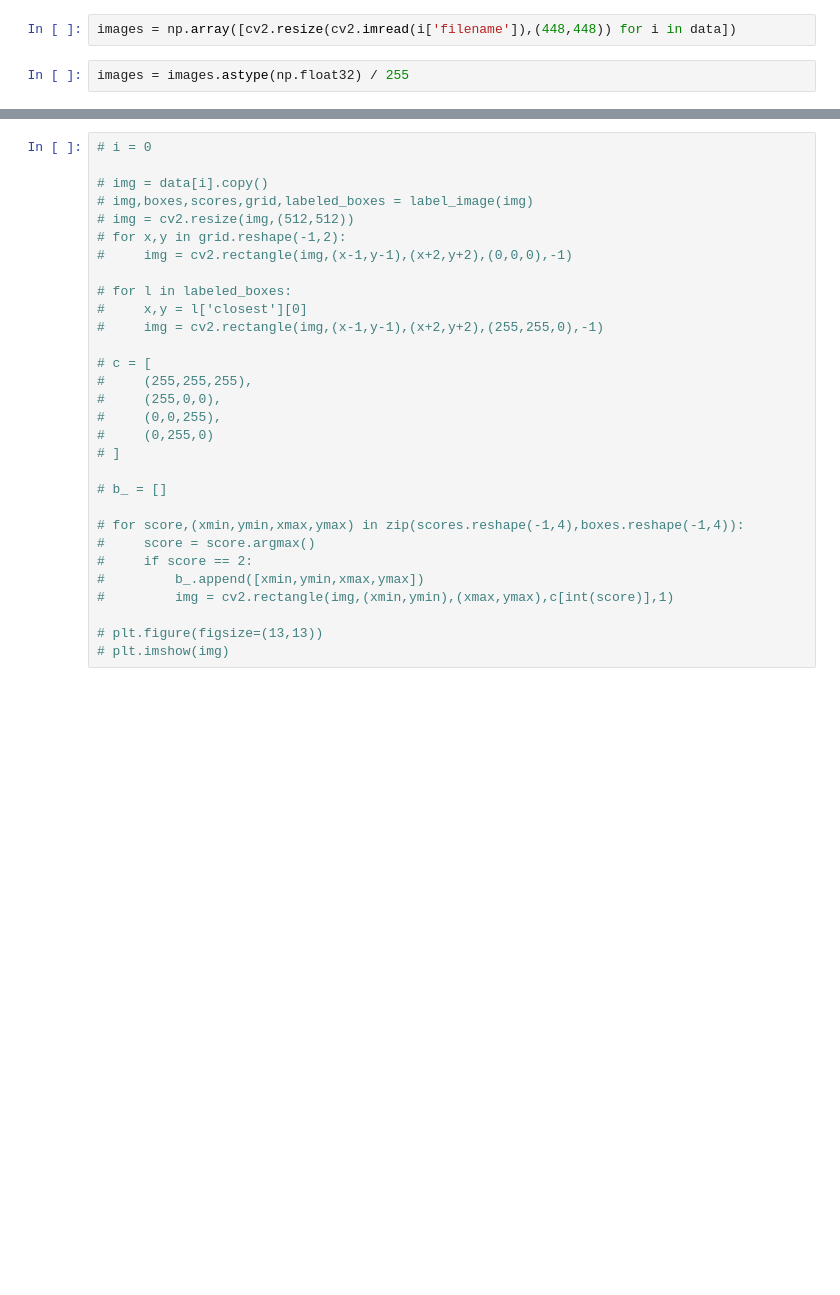
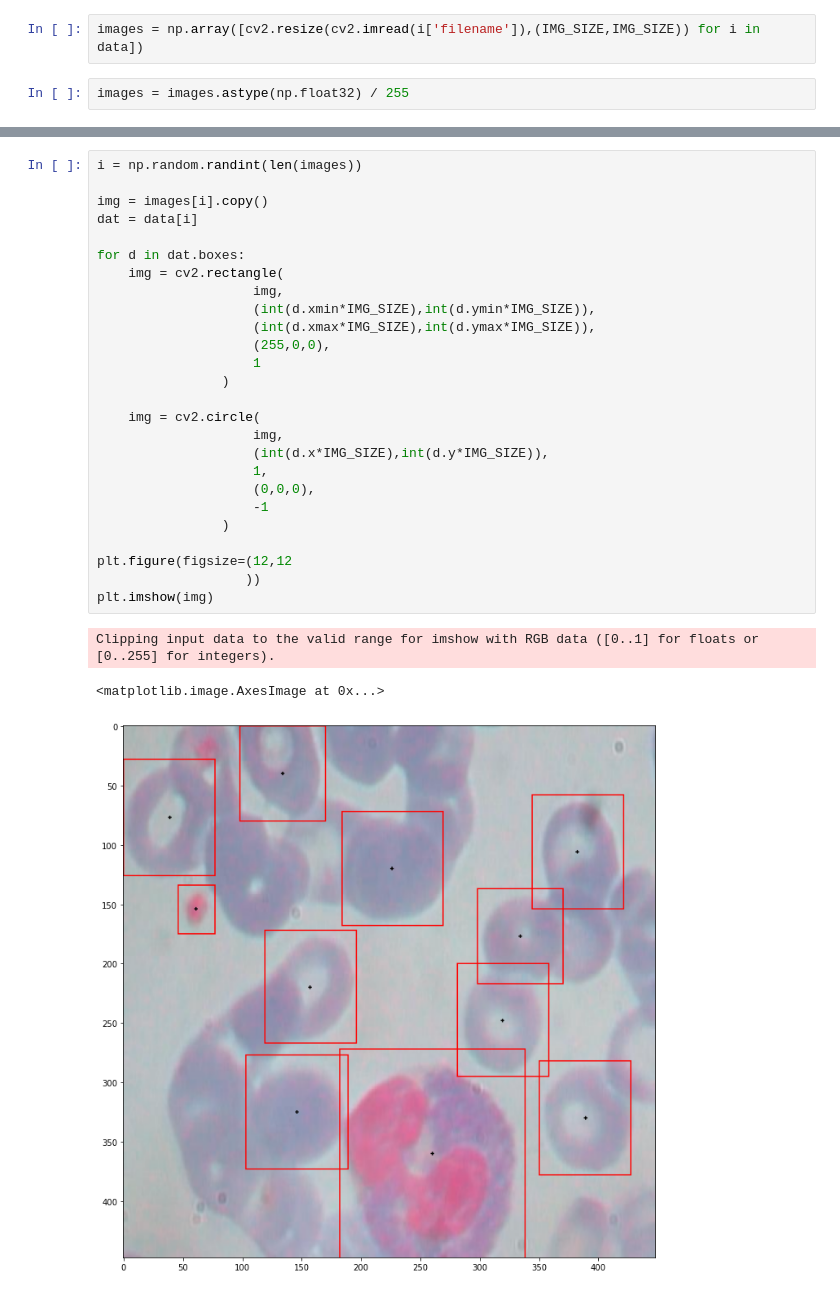
Before and after one commit to angrybayblade/detect, a Jupyter notebook: Net.ipynb, the cells around one changed output, grey strips where cells are left out. Saved outputs shown, nothing was run; the diff lists cells and outputs as text; blank space fills up the shorter version.

```diff
--- a/Net.ipynb
+++ b/Net.ipynb
@@ -79,4 +112,4 @@ plt.imshow(img)
 # %%
-images = np.array([cv2.resize(cv2.imread(i['filename']),(448,448)) for i in data])
+images = np.array([cv2.resize(cv2.imread(i['filename']),(IMG_SIZE,IMG_SIZE)) for i in data])
 # %%
 images = images.astype(np.float32) / 255
@@ -270,30 +116,30 @@ images = images.astype(np.float32) / 255
-# %%
-# i = 0
-
-# img = data[i].copy()
-# img,boxes,scores,grid,labeled_boxes = label_image(img)
-# img = cv2.resize(img,(512,512))
-# for x,y in grid.reshape(-1,2):
-#     img = cv2.rectangle(img,(x-1,y-1),(x+2,y+2),(0,0,0),-1)
-
-# for l in labeled_boxes:
-#     x,y = l['closest'][0]
-#     img = cv2.rectangle(img,(x-1,y-1),(x+2,y+2),(255,255,0),-1)
-
-# c = [
-#     (255,255,255),
-#     (255,0,0),
-#     (0,0,255),
-#     (0,255,0)
-# ]
-
-# b_ = []
-
-# for score,(xmin,ymin,xmax,ymax) in zip(scores.reshape(-1,4),boxes.reshape(-1,4)):
-#     score = score.argmax()
-#     if score == 2:
-#         b_.append([xmin,ymin,xmax,ymax])
-#         img = cv2.rectangle(img,(xmin,ymin),(xmax,ymax),c[int(score)],1)
-
-# plt.figure(figsize=(13,13))
-# plt.imshow(img)
+# %%
+i = np.random.randint(len(images))
+
+img = images[i].copy()
+dat = data[i]
+
+for d in dat.boxes:
+    img = cv2.rectangle(
+                    img,
+                    (int(d.xmin*IMG_SIZE),int(d.ymin*IMG_SIZE)),
+                    (int(d.xmax*IMG_SIZE),int(d.ymax*IMG_SIZE)),
+                    (255,0,0),
+                    1
+                )
+
+    img = cv2.circle(
+                    img,
+                    (int(d.x*IMG_SIZE),int(d.y*IMG_SIZE)),
+                    1,
+                    (0,0,0),
+                    -1
+                )
+
+plt.figure(figsize=(12,12
+                   ))
+plt.imshow(img)
+# %% [output]
+Clipping input data to the valid range for imshow with RGB data ([0..1] for floats or [0..255] for integers).
+<matplotlib.image.AxesImage at 0x...>
+[figure, added]
```
Also changed, not shown: parts of 41 cells of this notebook, 2 other files.
